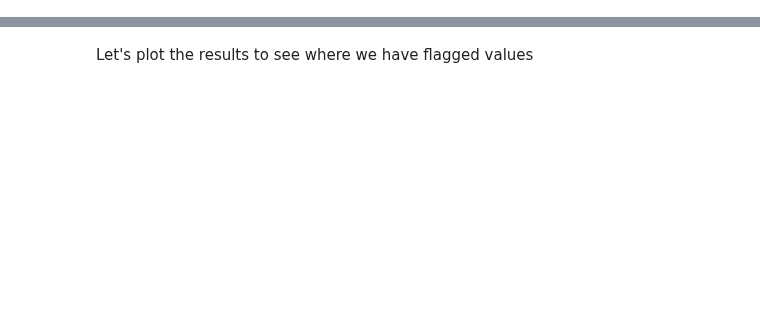
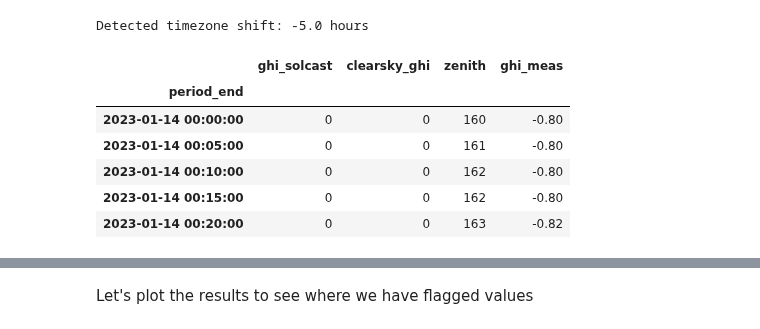
Before and after one commit to Solcast/solcast-api-python-sdk, a Jupyter notebook: docs/notebooks/Measurements Quality Assessments using data from the Solcast API.ipynb, the cells around one changed output, grey strips where cells are left out. Cells and saved outputs as stored; diff of their text form; code cells hidden in the pictures; blank space fills up the shorter version.

```diff
--- a/docs/notebooks/Measurements Quality Assessments using data from the Solcast API.ipynb
+++ b/docs/notebooks/Measurements Quality Assessments using data from the Solcast API.ipynb
@@ -82,0 +61,43 @@ hour of day with maximum irradiance:  12
+# %%
+def detect_timezone_shift(ghi_to_be_shifted: pd.Series, target_ghi: pd.Series) -> float:
+    """Computes the necessary timezone shift to best match the supplied ghi timeseries.
+
+    Here we shift the timeseries by 15min each time,
+    and pick the shift that gives the lowest error.
+    This works quite well because of the day/night signature
+    in the timeseries, so even a moderate amount of corrupt
+    data will generally not break this check.
+
+    However, there are certaintly pathological corrupt measurements
+    that would cause this timezone shift detection to fail - use with caution!
+
+    """
+    src = ghi_to_be_shifted.copy()
+    errors = {}
+    for shift in np.arange(-13, 13.25, 0.25):
+        shifted = src.copy()
+        shifted.index = shifted.index + pd.Timedelta(hours=shift)
+        errors[shift] = (shifted - target_ghi).abs().mean()
+    errors = pd.Series(errors)
+    return errors.idxmin()
+
+
+tz = detect_timezone_shift(solcast["ghi"], measurements["ghi"])
+print(f"Detected timezone shift: {tz} hours")
+
+# create a combined Solcast + Measurements DataFrame
+df = solcast.copy()
+df.index = df.index + pd.Timedelta(hours=tz)
+df = df.join(measurements, lsuffix="_solcast", rsuffix="_meas", how="left")
+df = df.loc[slice(measurements.index.min(), measurements.index.max())].copy()
+
+display(df.head())
+# %% [output]
+Detected timezone shift: -5.0 hours
+|  | ghi_solcast | clearsky_ghi | zenith | ghi_meas |
+| period_end |  |  |  |  |
+| 2023-01-14 00:00:00 | 0 | 0 | 160 | -0.80 |
+| 2023-01-14 00:05:00 | 0 | 0 | 161 | -0.80 |
+| 2023-01-14 00:10:00 | 0 | 0 | 162 | -0.80 |
+| 2023-01-14 00:15:00 | 0 | 0 | 162 | -0.80 |
+| 2023-01-14 00:20:00 | 0 | 0 | 163 | -0.82 |
```
Also changed, not shown: parts of 26 cells of this notebook.
